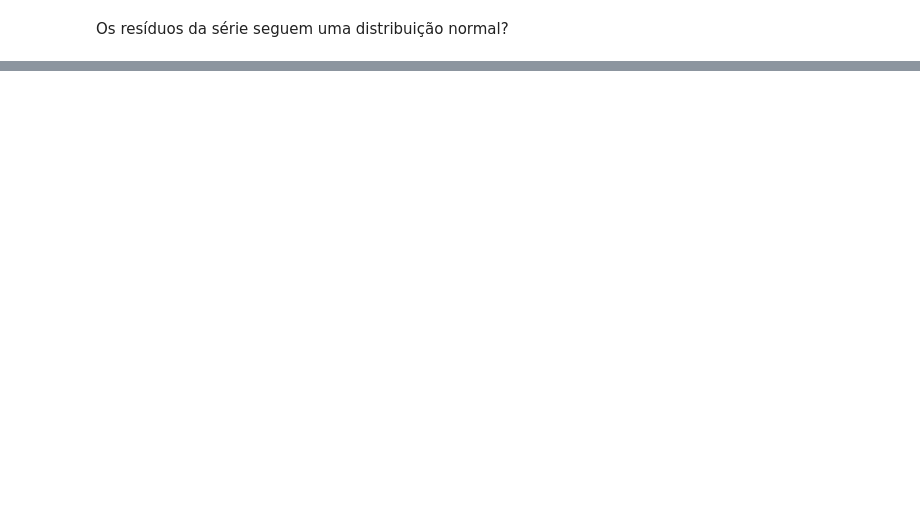
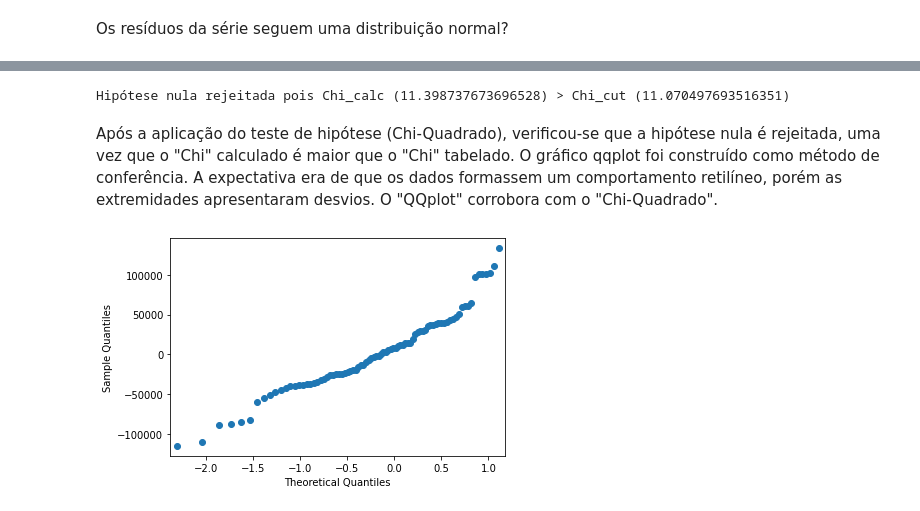
Before and after one commit to mariananomura/projeto-ada-modulo-VI, a Jupyter notebook: Projeto6.ipynb, the cells around one changed output, grey strips where cells are left out. Cells and saved outputs as stored; diff of their text form; code cells hidden in the pictures; blank space fills up the shorter version.

```diff
--- a/Projeto6.ipynb
+++ b/Projeto6.ipynb
@@ -419,0 +493,19 @@ Os resíduos da série seguem uma distribuição normal?
+# %%
+chi_cut = chi2.ppf(0.95,df=k-1-1)
+
+if chi_calc > chi_cut:
+  print(f'Hipótese nula rejeitada pois Chi_calc ({chi_calc}) > Chi_cut ({chi_cut})')
+else:
+  print(f'Hipótese nula não rejeitada pois Chi_calc ({chi_calc}) < Chi_cut ({chi_cut})')
+# %% [output]
+Hipótese nula rejeitada pois Chi_calc (11.398737673696528) > Chi_cut (11.070497693516351)
+# %% [markdown]
+Após a aplicação do teste de hipótese (Chi-Quadrado), verificou-se que a hipótese nula é rejeitada, uma vez que o "Chi" calculado é maior que o "Chi" tabelado. O gráfico qqplot foi construído como método de conferência. A expectativa era de que os dados formassem um comportamento retilíneo, porém as extremidades apresentaram desvios. O "QQplot" corrobora com o "Chi-Quadrado".
+# %%
+# O parâmetro line define a linha ideal da curva normal
+# 's' vem de solid (uma linha contínua)
+
+qqplot(result.resid,  line = 's')
+plt.show()
+# %% [output]
+[figure, added]
```
Also changed, not shown: parts of 14 cells of this notebook, 1 other file.
